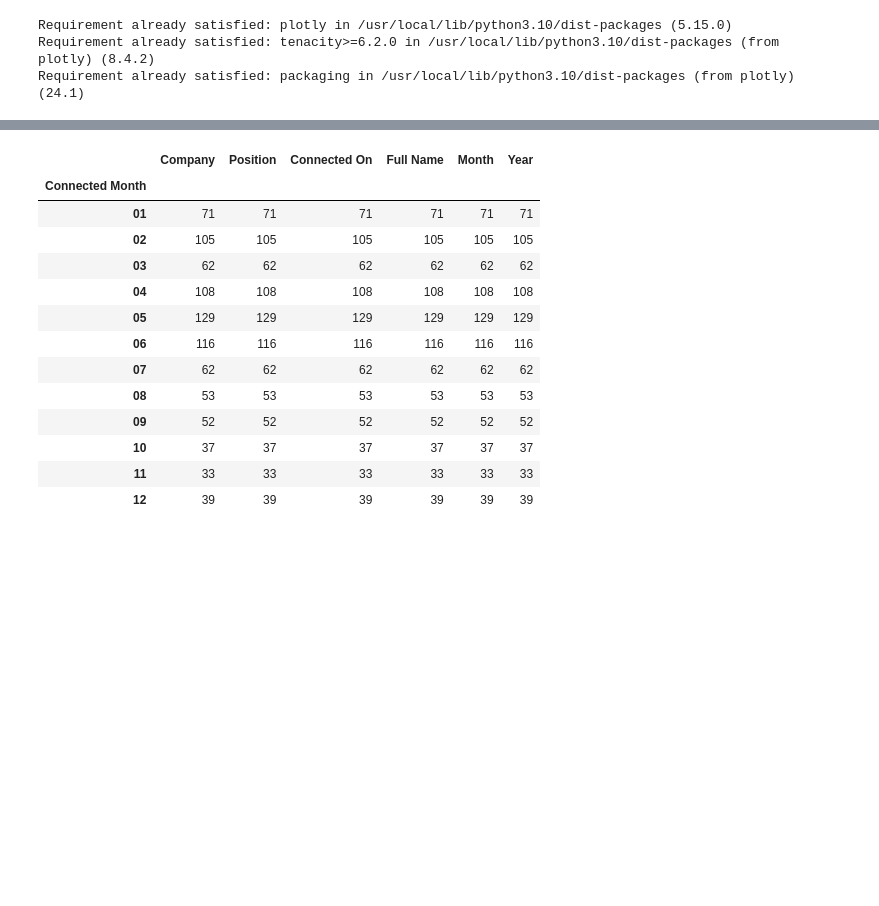
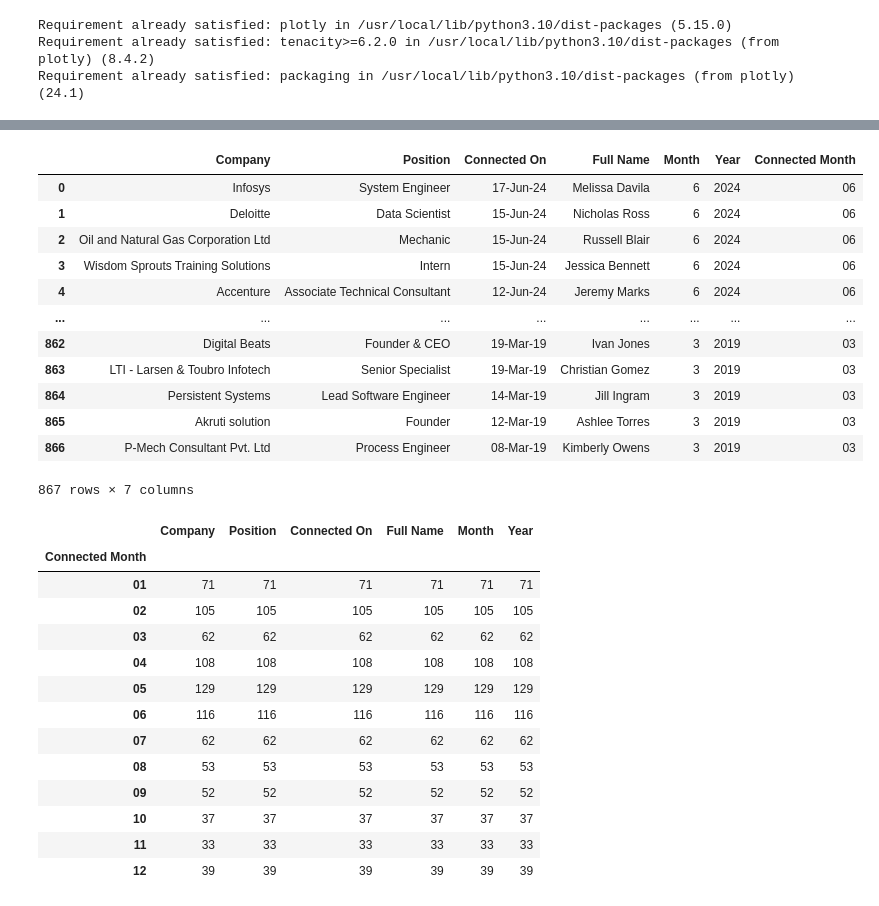
Before and after one commit to sr606/LinkedIn-Data-Mining-Analysis, a Jupyter notebook: LinkedIn_Data_Mining_Analyzing.ipynb, the cells around one changed output, grey strips where cells are left out. Cells and saved outputs as stored; diff of their text form; code cells hidden in the pictures; blank space fills up the shorter version.

```diff
--- a/LinkedIn_Data_Mining_Analyzing.ipynb
+++ b/LinkedIn_Data_Mining_Analyzing.ipynb
@@ -493,3 +455,25 @@ connections
+# %%
+from datetime import datetime  # Import the datetime class
+
+def set_month(date):
+  return datetime.strptime(date, '%d-%b-%y').strftime('%m') # Change format string to match date
+
+connections['Connected Month'] = connections['Connected On'].apply(set_month)
+connections
+# %% [output]
+|  | Company | Position | Connected On | Full Name | Month | Year | Connected Month |
+| 0 | Infosys | System Engineer | 17-Jun-24 | Melissa Davila | 6 | 2024 | 06 |
+| 1 | Deloitte | Data Scientist | 15-Jun-24 | Nicholas Ross | 6 | 2024 | 06 |
+| 2 | Oil and Natural Gas Corporation Ltd | Mechanic | 15-Jun-24 | Russell Blair | 6 | 2024 | 06 |
+| 3 | Wisdom Sprouts Training Solutions | Intern | 15-Jun-24 | Jessica Bennett | 6 | 2024 | 06 |
+| 4 | Accenture | Associate Technical Consultant | 12-Jun-24 | Jeremy Marks | 6 | 2024 | 06 |
+| ... | ... | ... | ... | ... | ... | ... | ... |
+| 862 | Digital Beats | Founder & CEO | 19-Mar-19 | Ivan Jones | 3 | 2019 | 03 |
+| 863 | LTI - Larsen & Toubro Infotech | Senior Specialist | 19-Mar-19 | Christian Gomez | 3 | 2019 | 03 |
+| 864 | Persistent Systems | Lead Software Engineer | 14-Mar-19 | Jill Ingram | 3 | 2019 | 03 |
+| 865 | Akruti solution | Founder | 12-Mar-19 | Ashlee Torres | 3 | 2019 | 03 |
+| 866 | P-Mech Consultant Pvt. Ltd | Process Engineer | 08-Mar-19 | Kimberly Owens | 3 | 2019 | 03 |
+867 rows × 7 columns
 # %%
 connections.groupby(by = 'Connected Month').count()
 # %% [output]
```
Also changed, not shown: parts of 14 cells of this notebook.
